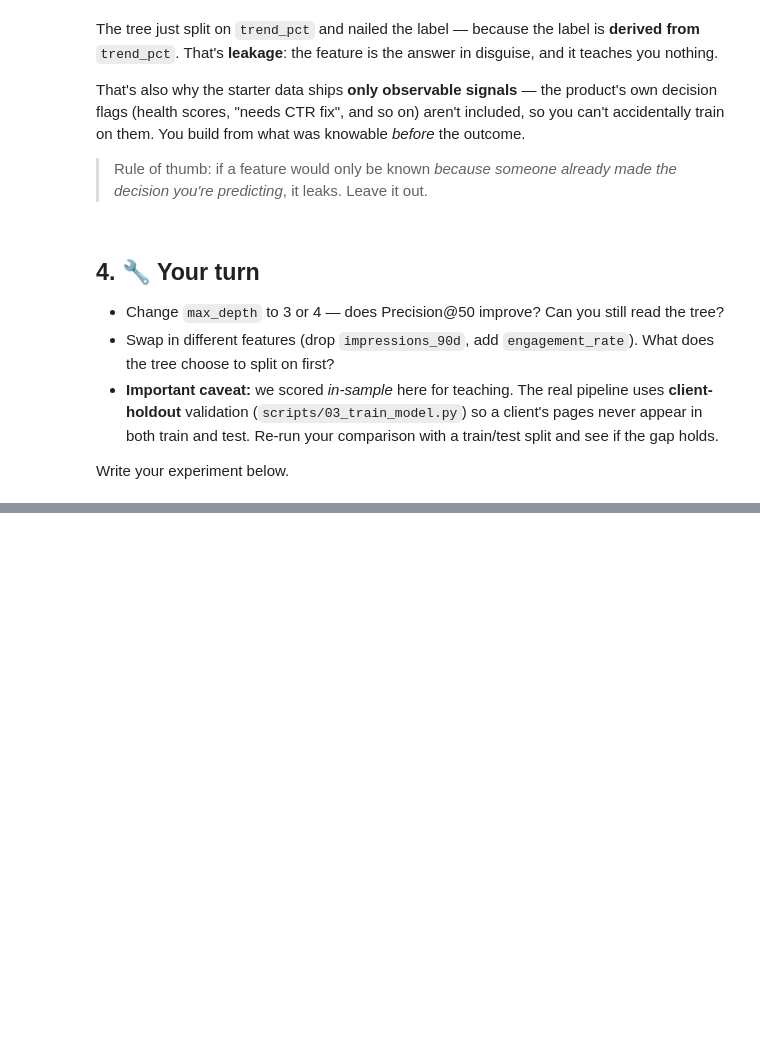
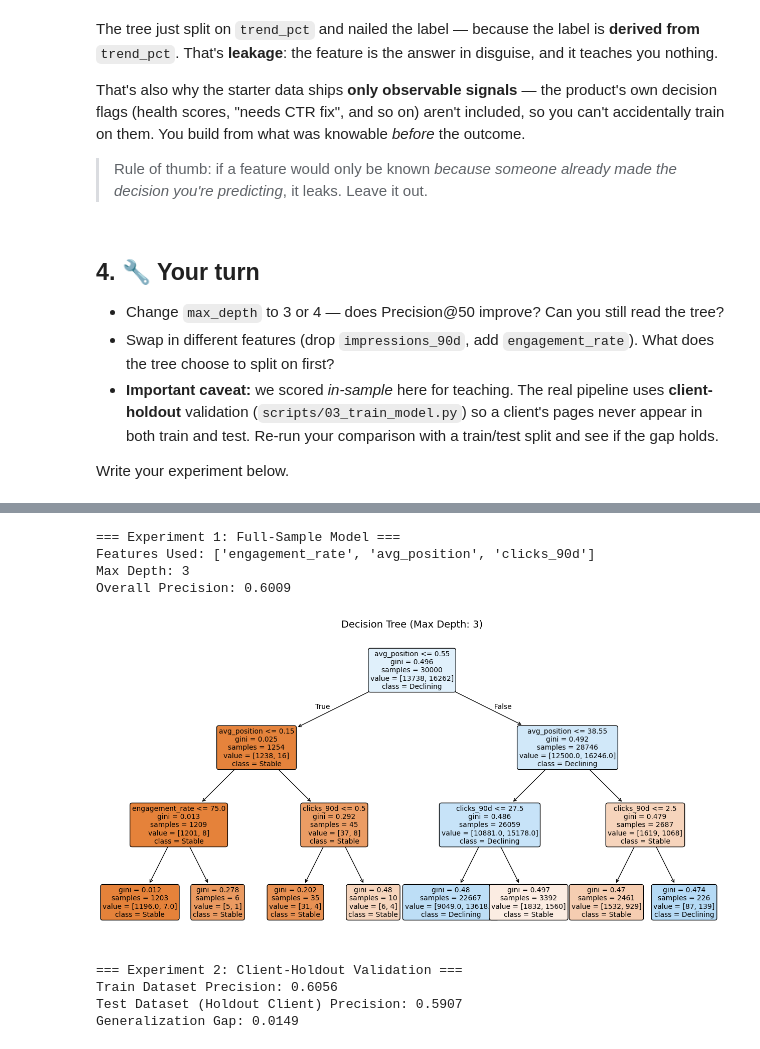
Before and after one commit to Maaz89/flyrank-ml-internship, a Jupyter notebook: notebooks/02_your_first_readable_model.ipynb, the cells around one changed output, grey strips where cells are left out. Drawn from its saved outputs; the diff is of its cells as text; code cells hidden in the pictures; blank space fills up the shorter version.

```diff
--- a/notebooks/02_your_first_readable_model.ipynb
+++ b/notebooks/02_your_first_readable_model.ipynb
@@ -109,0 +130,77 @@ You now have the two core reflexes of applied ML: **discover before you model**,
+# %%
+
+from sklearn.tree import DecisionTreeClassifier, plot_tree
+from sklearn.metrics import precision_score
+import pandas as pd
+import matplotlib.pyplot as plt
+import numpy as np
+
+
+TARGET_DEPTH = 3
+FEATURE_SET = ['engagement_rate', 'avg_position', 'clicks_90d']
+
+
+available_features = [f for f in FEATURE_SET if f in df.columns]
+X = df[available_features]
+y = df['is_declining_label']
+
+
+model = DecisionTreeClassifier(max_depth=TARGET_DEPTH, random_state=42)
+model.fit(X, y)
+
+
+in_sample_preds = model.predict(X)
+print(f"=== Experiment 1: Full-Sample Model ===")
+print(f"Features Used: {available_features}")
+print(f"Max Depth: {TARGET_DEPTH}")
+print(f"Overall Precision: {precision_score(y, in_sample_preds, zero_division=0):.4f}\n")
+
+
+plt.figure(figsize=(16, 8))
+plot_tree(model, feature_names=available_features, class_names=['Stable', 'Declining'], filled=True, rounded=True, fontsize=10)
+plt.title(f"Decision Tree (Max Depth: {TARGET_DEPTH})", fontsize=14)
+plt.show()
+
+
+print("=== Experiment 2: Client-Holdout Validation ===")
+if 'client_id' in df.columns:
+
+    unique_clients = df['client_id'].unique()
+    np.random.seed(42)
+    np.random.shuffle(unique_clients)
+
+
+    split_idx = int(len(unique_clients) * 0.8)
+    train_clients = unique_clients[:split_idx]
+    test_clients = unique_clients[split_idx:]
+
+
+    train_df = df[df['client_id'].isin(train_clients)]
+    test_df = df[df['client_id'].isin(test_clients)]
+
+    X_train, y_train = train_df[available_features], train_df['is_declining_label']
+    X_test, y_test = test_df[available_features], test_df['is_declining_label']
+
+
+    holdout_model = DecisionTreeClassifier(max_depth=TARGET_DEPTH, random_state=42)
+    holdout_model.fit(X_train, y_train)
+
+
+    train_prec = precision_score(y_train, holdout_model.predict(X_train), zero_division=0)
+    test_prec = precision_score(y_test, holdout_model.predict(X_test), zero_division=0)
+
+    print(f"Train Dataset Precision: {train_prec:.4f}")
+    print(f"Test Dataset (Holdout Client) Precision: {test_prec:.4f}")
+    print(f"Generalization Gap: {abs(train_prec - test_prec):.4f}")
+else:
+    print("Column 'client_id' not found in this slice of the dataframe. Check your scripts/03_train_model.py script directly!")
+# %% [output]
+=== Experiment 1: Full-Sample Model ===
+Features Used: ['engagement_rate', 'avg_position', 'clicks_90d']
+Max Depth: 3
+Overall Precision: 0.6009
+[figure, added]
+=== Experiment 2: Client-Holdout Validation ===
+Train Dataset Precision: 0.6056
+Test Dataset (Holdout Client) Precision: 0.5907
+Generalization Gap: 0.0149
```
Also changed, not shown: parts of 13 cells of this notebook.
